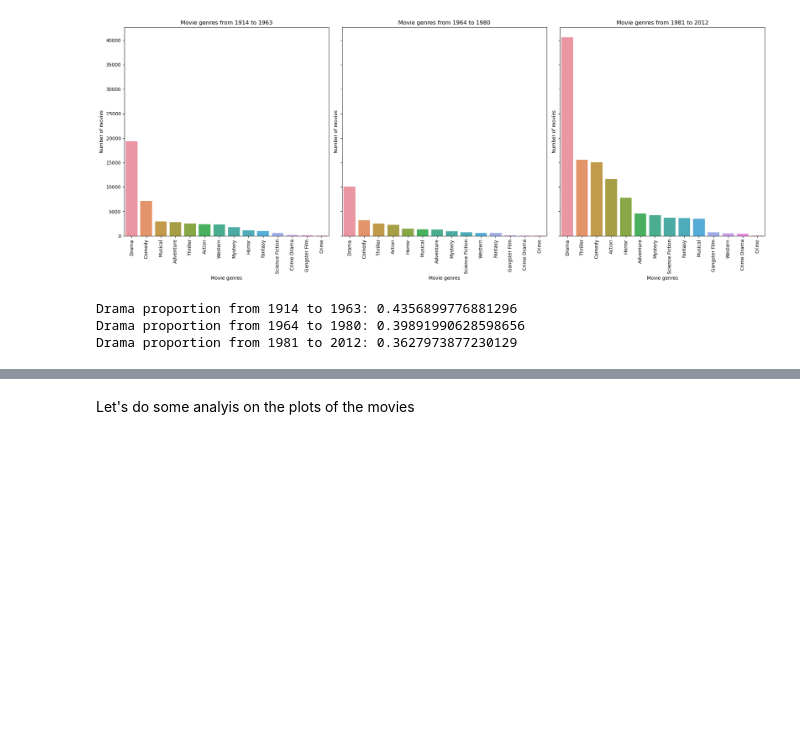
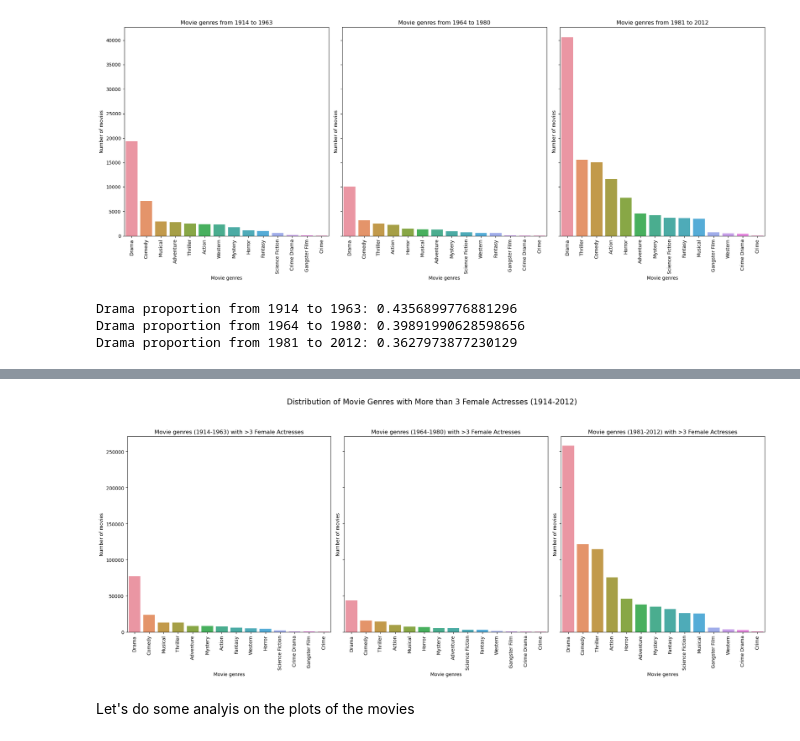
Before and after one commit to epfl-ada/ada-2023-project-pandateam23, a Jupyter notebook: genre_plots_Ali.ipynb, the cells around one changed output, grey strips where cells are left out. Drawn from its saved outputs; the diff is of its cells as text; code cells hidden in the pictures; blank space fills up the shorter version.

Commit message:
barplot for more than 3 female actresses

```diff
--- a/genre_plots_Ali.ipynb
+++ b/genre_plots_Ali.ipynb
@@ -17,6 +18,8 @@ IMDB_title = pd.read_csv('/Users/alielguindi/Desktop/Projects/ada-2023-project-p
 # Adding column names to movie dataframe
 movie_columns = ["Wikipedia movie ID", "Freebase movie ID", "Movie name", "Movie release date", "Movie box office revenue", "Movie runtime", "Movie languages (Freebase ID:name tuples)", "Movie countries (Freebase ID:name tuples)", "Movie genres (Freebase ID:name tuples)"]
 movie.columns = movie_columns
+character_columns = ["Wikipedia movie ID", "Freebase movie ID", "Movie release date", "Character name", "Actor date of birth", "Actor gender", "Actor height (in meters)", "Actor ethnicity (Freebase ID)", "Actor name", "Actor age at movie release", "Freebase character/actor map ID", "Freebase character ID", "Freebase actor ID"]
+character.columns = character_columns
 # %%
 #Inspect how many NaN values in the Movie release date column
 NaN_before = movie['Movie release date'].isnull().sum()
@@ -123,0 +159,3 @@ Drama proportion from 1981 to 2012: 0.3627973877230129
+# %%
+# Change 1010 to 2010 in the Movie release date column
+female_actors_final['Movie release date'] = female_actors_final['Movie release date'].str.replace('1010', '2010')
@@ -123,0 +168,16 @@ Drama proportion from 1981 to 2012: 0.3627973877230129
+# %%
+# Like before partition the data into 3 dataframes based on the Movie release year
+female_actors_final['Movie release date'] = female_actors_final['Movie release date'].str[:4]
+female_actors_final['Movie release date'] = pd.to_datetime(female_actors_final['Movie release date'], errors='coerce')
+female_actors_final['Movie release date']  = female_actors_final['Movie release date'].dt.year
+
+#Partition the data into 3 dataframes based on the Movie release year
+# movie from 1914 to 1963 :
+female_1914_1963 = female_actors_final[(female_actors_final['Movie release date'] >= 1914) & (female_actors_final['Movie release date'] <= 1963)]
+explode_female_1914_1963 = female_1914_1963.explode('Main genres')
+# movie from 1964 to 1980 :
+female_1964_1980 = female_actors_final[(female_actors_final['Movie release date'] >= 1964) & (female_actors_final['Movie release date'] <= 1980)]
+explode_female_1964_1980 = female_1964_1980.explode('Main genres')
+# movie from 1981 to 2012 :
+female_1981_2012 = female_actors_final[(female_actors_final['Movie release date'] >= 1981) & (female_actors_final['Movie release date'] <= 2012)]
+explode_female_1981_2012 = female_1981_2012.explode('Main genres')
@@ -124,3 +200,29 @@ Drama proportion from 1981 to 2012: 0.3627973877230129
+# %%
+#Put the dataframes in a list
+dataframes = [explode_female_1914_1963, explode_female_1964_1980, explode_female_1981_2012]
+
+#Put the titles in a list
+titles = ['Movie genres (1914-1963) with >3 Female Actresses',
+          'Movie genres (1964-1980) with >3 Female Actresses',
+          'Movie genres (1981-2012) with >3 Female Actresses']
+
+# Creating subplots
+fig, axes = plt.subplots(1, 3, figsize=(20, 8), sharey=True)
+
+for ax, df, title in zip(axes, dataframes, titles):
+    sns.countplot(x='Main genres', data=df, ax=ax, order=df['Main genres'].value_counts().index)
+    ax.set_title(title)
+    ax.set_xlabel('Movie genres')
+    ax.set_ylabel('Number of movies')
+    ax.tick_params(axis='x', rotation=90) # Rotate x-axis labels
+
+# Adding a main title to the figure
+plt.suptitle('Distribution of Movie Genres with More than 3 Female Actresses (1914-2012)', fontsize=16, y=1.05)
+
+plt.tight_layout()
+plt.show()
+# %% [output]
+[figure, added]
 # %%
 # Open txt file that contains the plot summaries
 with open('/Users/alielguindi/Desktop/Projects/ada-2023-project-pandateam23/MovieSummaries/plot_summaries.txt', 'r') as f:
```
Also changed, not shown: parts of 8 cells of this notebook.
